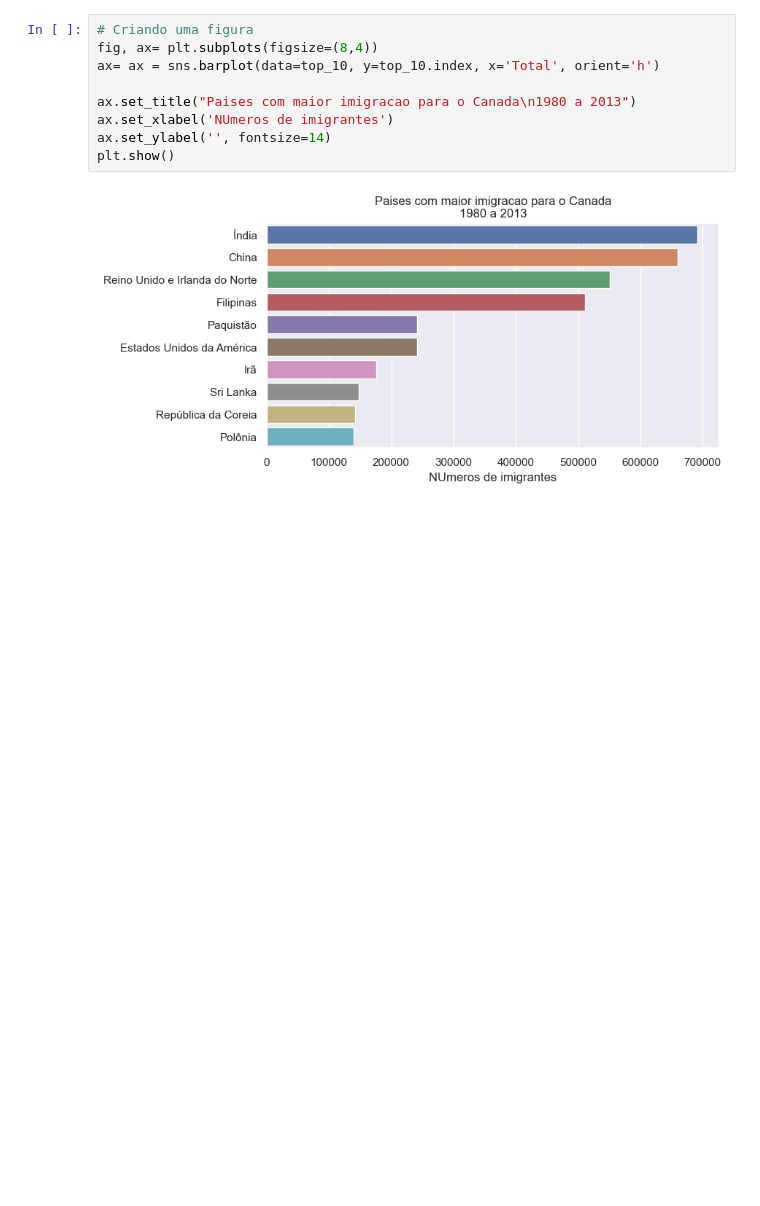
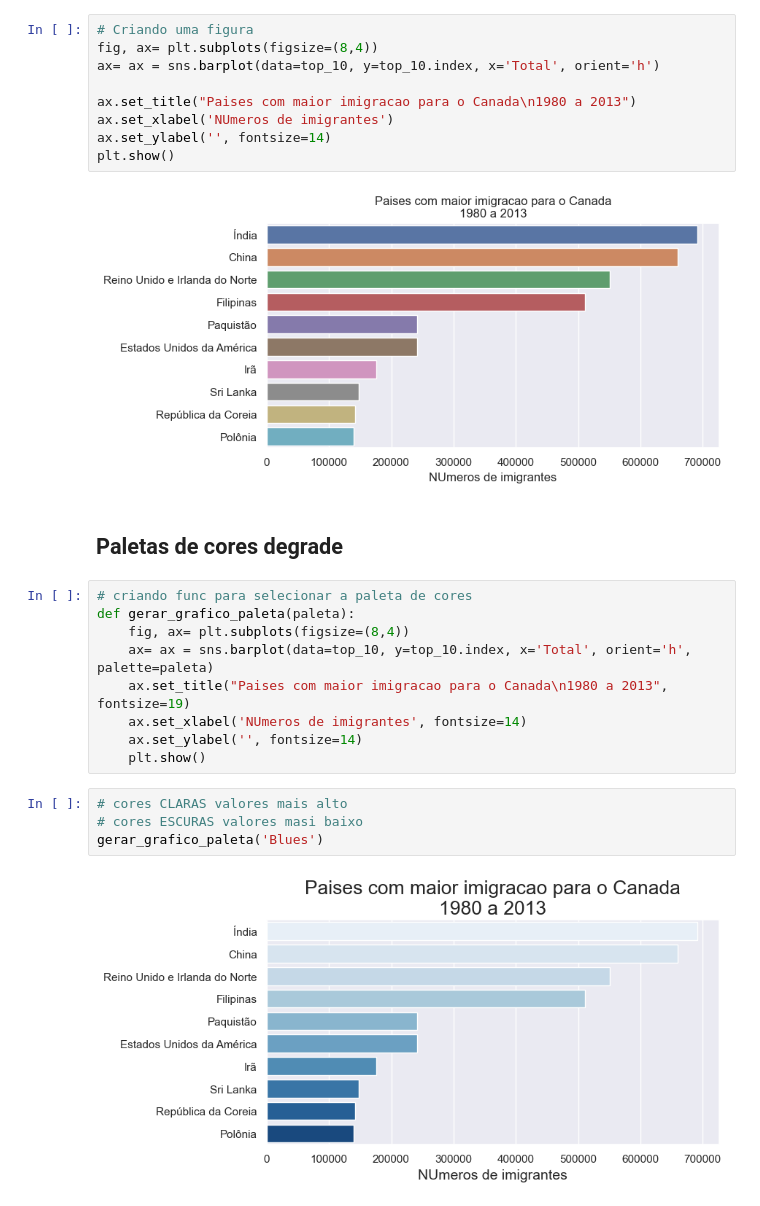
Before and after one commit to th1ago/Data_Science, a Jupyter notebook: Data Visualization/Analise_de_tendencias_de_imigracao_Brasil.ipynb, the cells around one changed output. Saved outputs shown, nothing was run; the diff lists cells and outputs as text; blank space fills up the shorter version.

Commit message:
gradient color palettes

```diff
--- a/Data Visualization/Analise_de_tendencias_de_imigracao_Brasil.ipynb
+++ b/Data Visualization/Analise_de_tendencias_de_imigracao_Brasil.ipynb
@@ -389,3 +389,20 @@ ax.set_ylabel('', fontsize=14)
 plt.show()
 # %% [output]
 [figure]
+# %% [markdown]
+## Paletas de cores degrade
+# %%
+# criando func para selecionar a paleta de cores
+def gerar_grafico_paleta(paleta):
+    fig, ax= plt.subplots(figsize=(8,4))
+    ax= ax = sns.barplot(data=top_10, y=top_10.index, x='Total', orient='h', palette=paleta)
+    ax.set_title("Paises com maior imigracao para o Canada\n1980 a 2013", fontsize=19)
+    ax.set_xlabel('NUmeros de imigrantes', fontsize=14)
+    ax.set_ylabel('', fontsize=14)
+    plt.show()
+# %%
+# cores CLARAS valores mais alto
+# cores ESCURAS valores masi baixo
+gerar_grafico_paleta('Blues')
+# %% [output]
+[figure, added]
```
Also changed, not shown: parts of 4 cells of this notebook.
